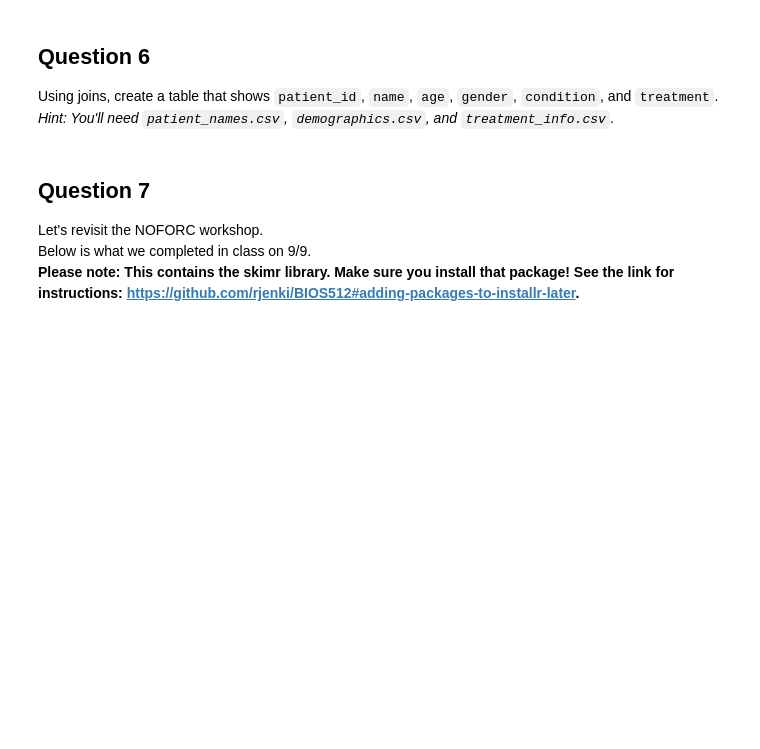
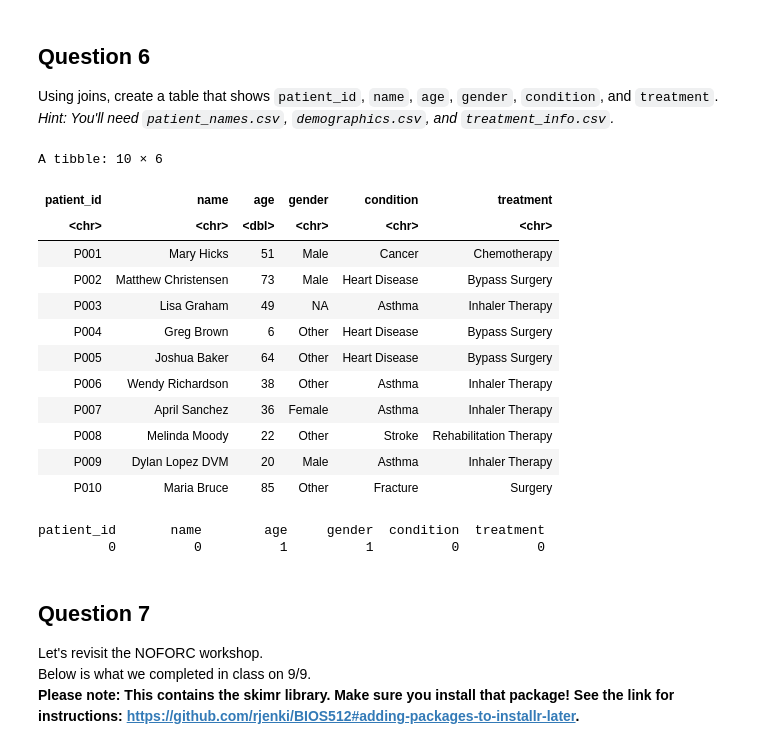
Before and after one commit to AlexisBryant-25/BIOS______512, a Jupyter notebook: Homework04/MyHW/BIOS512_HW4_Alexis.ipynb, the cells around one changed output. Cells and saved outputs as stored; diff of their text form; code cells hidden in the pictures; blank space fills up the shorter version.

```diff
--- a/Homework04/MyHW/BIOS512_HW4_Alexis.ipynb
+++ b/Homework04/MyHW/BIOS512_HW4_Alexis.ipynb
@@ -290,6 +314,30 @@ Match patient names to the name of the hospital they were treated at.
 
 Using joins, create a table that shows `patient_id`, `name`, `age`, `gender`, `condition`, and `treatment`.
 *Hint: You'll need `patient_names.csv`, `demographics.csv`, and `treatment_info.csv`.*
+# %%
+patient_table <- patient_names %>% left_join(
+    demographics, by = "patient_id") %>% left_join(
+    treatment_info, by = "condition_id")
+
+final_patient_table <- patient_table %>% select(
+    patient_id, name, age, gender, condition, treatment)
+head(final_patient_table, 10)
+# %% [output]
+A tibble: 10 × 6
+| patient_id | name | age | gender | condition | treatment |
+| <chr> | <chr> | <dbl> | <chr> | <chr> | <chr> |
+| P001 | Mary Hicks | 51 | Male | Cancer | Chemotherapy |
+| P002 | Matthew Christensen | 73 | Male | Heart Disease | Bypass Surgery |
+| P003 | Lisa Graham | 49 | NA | Asthma | Inhaler Therapy |
+| P004 | Greg Brown | 6 | Other | Heart Disease | Bypass Surgery |
+| P005 | Joshua Baker | 64 | Other | Heart Disease | Bypass Surgery |
+| P006 | Wendy Richardson | 38 | Other | Asthma | Inhaler Therapy |
+| P007 | April Sanchez | 36 | Female | Asthma | Inhaler Therapy |
+| P008 | Melinda Moody | 22 | Other | Stroke | Rehabilitation Therapy |
+| P009 | Dylan Lopez DVM | 20 | Male | Asthma | Inhaler Therapy |
+| P010 | Maria Bruce | 85 | Other | Fracture | Surgery |
+patient_id       name        age     gender  condition  treatment
+         0          0          1          1          0          0
 # %% [markdown]
 ## Question 7
 Let's revisit the NOFORC workshop.
```
Also changed, not shown: parts of 7 cells of this notebook.
